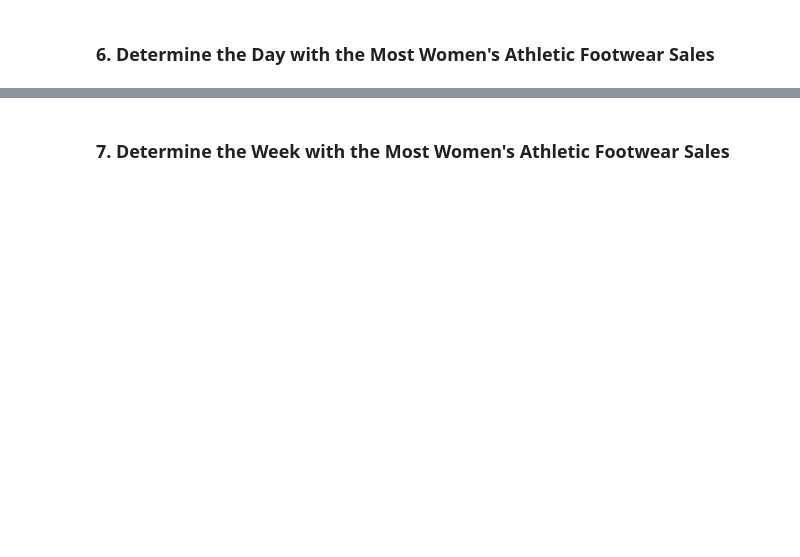
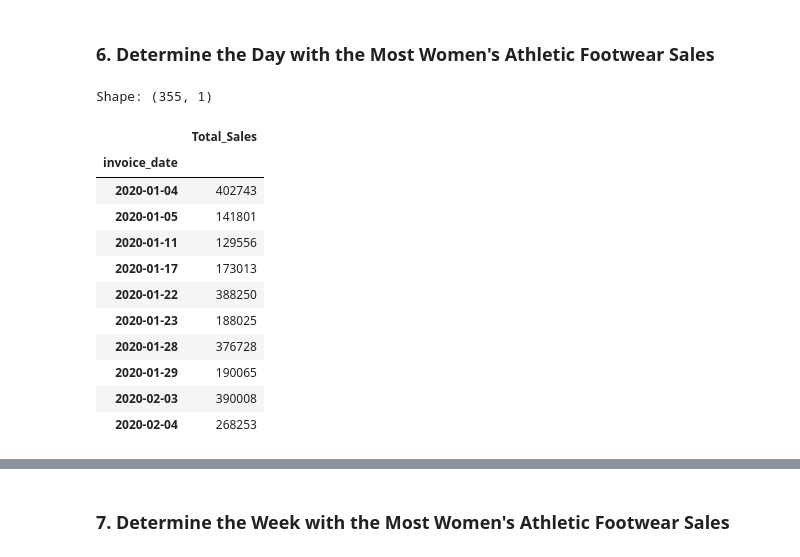
Before and after one commit to rune-encoder/athletic_sales_analysis, a Jupyter notebook: athletic_sales_analysis.ipynb, the cells around one changed output, grey strips where cells are left out. Drawn from its saved outputs; the diff is of its cells as text; code cells hidden in the pictures; blank space fills up the shorter version.

Commit message:
Finished pivot table sections / Finished part 6 & 7

```diff
--- a/athletic_sales_analysis.ipynb
+++ b/athletic_sales_analysis.ipynb
@@ -349,11 +409,30 @@ retailer_womens_footwear_units_sold.sort_values('Womens_Footwear_Units_Sold', as
 ### 6. Determine the Day with the Most Women's Athletic Footwear Sales
 # %%
 # Create a pivot table with the 'invoice_date' column is the index, and the "total_sales" as the values.
-
+daily_womens_footwear_sales = womens_footwear_sales.pivot_table(index='invoice_date',
+                                                                values='total_sales',
+                                                                aggfunc='sum')
 
 # Optional: Rename the "total_sales" column to "Total Sales"
-
+daily_womens_footwear_sales.rename(
+    columns={'total_sales': 'Total_Sales'}, inplace=True)
 
 # Show the table.
+print("Shape:", daily_womens_footwear_sales.shape)
+daily_womens_footwear_sales.head(10)
+# %% [output]
+Shape: (355, 1)
+|  | Total_Sales |
+| invoice_date |  |
+| 2020-01-04 | 402743 |
+| 2020-01-05 | 141801 |
+| 2020-01-11 | 129556 |
+| 2020-01-17 | 173013 |
+| 2020-01-22 | 388250 |
+| 2020-01-23 | 188025 |
+| 2020-01-28 | 376728 |
+| 2020-01-29 | 190065 |
+| 2020-02-03 | 390008 |
+| 2020-02-04 | 268253 |
 # %%
 # Resample the pivot table into daily bins, and get the total sales for each day.
```
Also changed, not shown: parts of 11 cells of this notebook.
